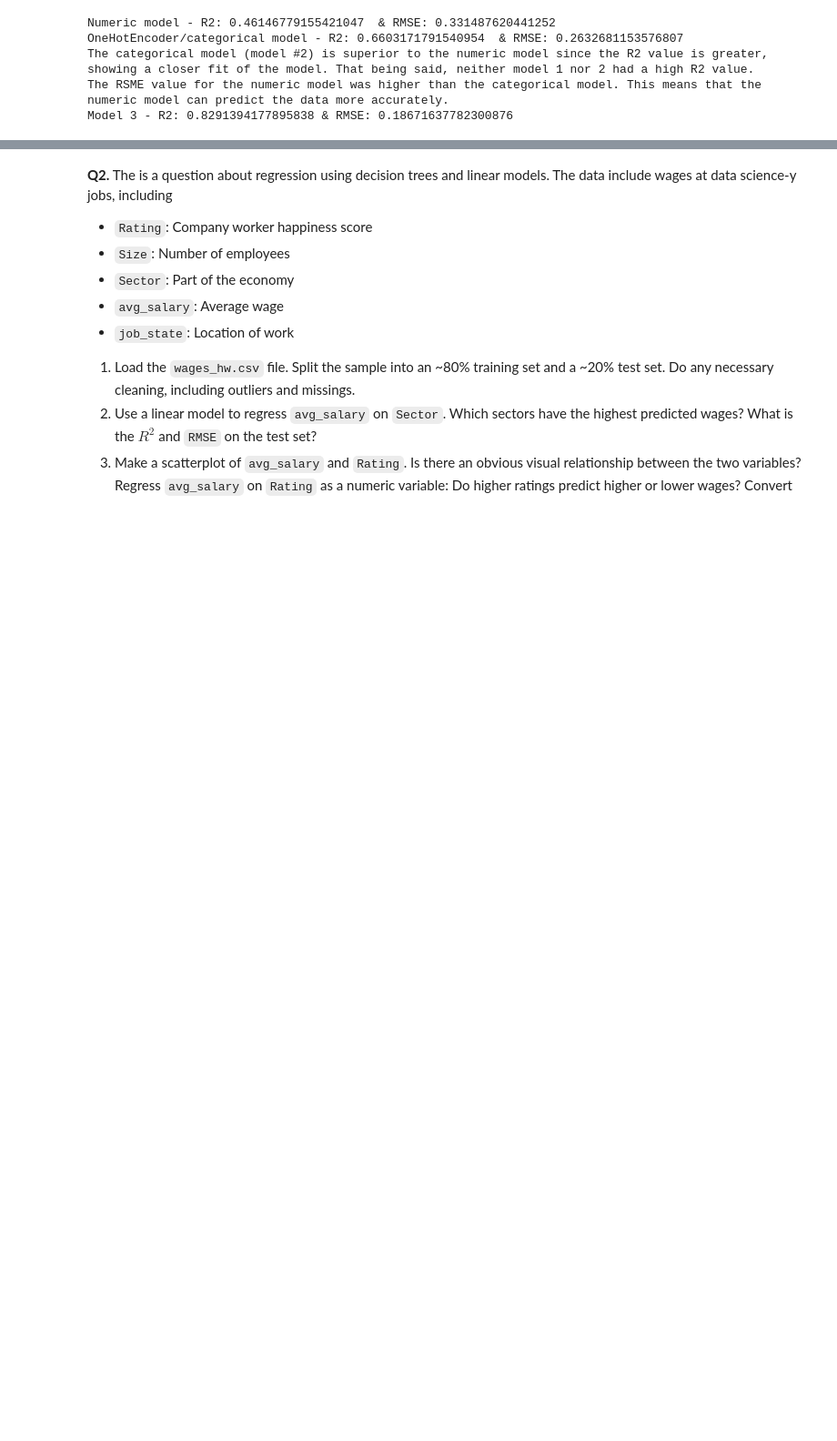
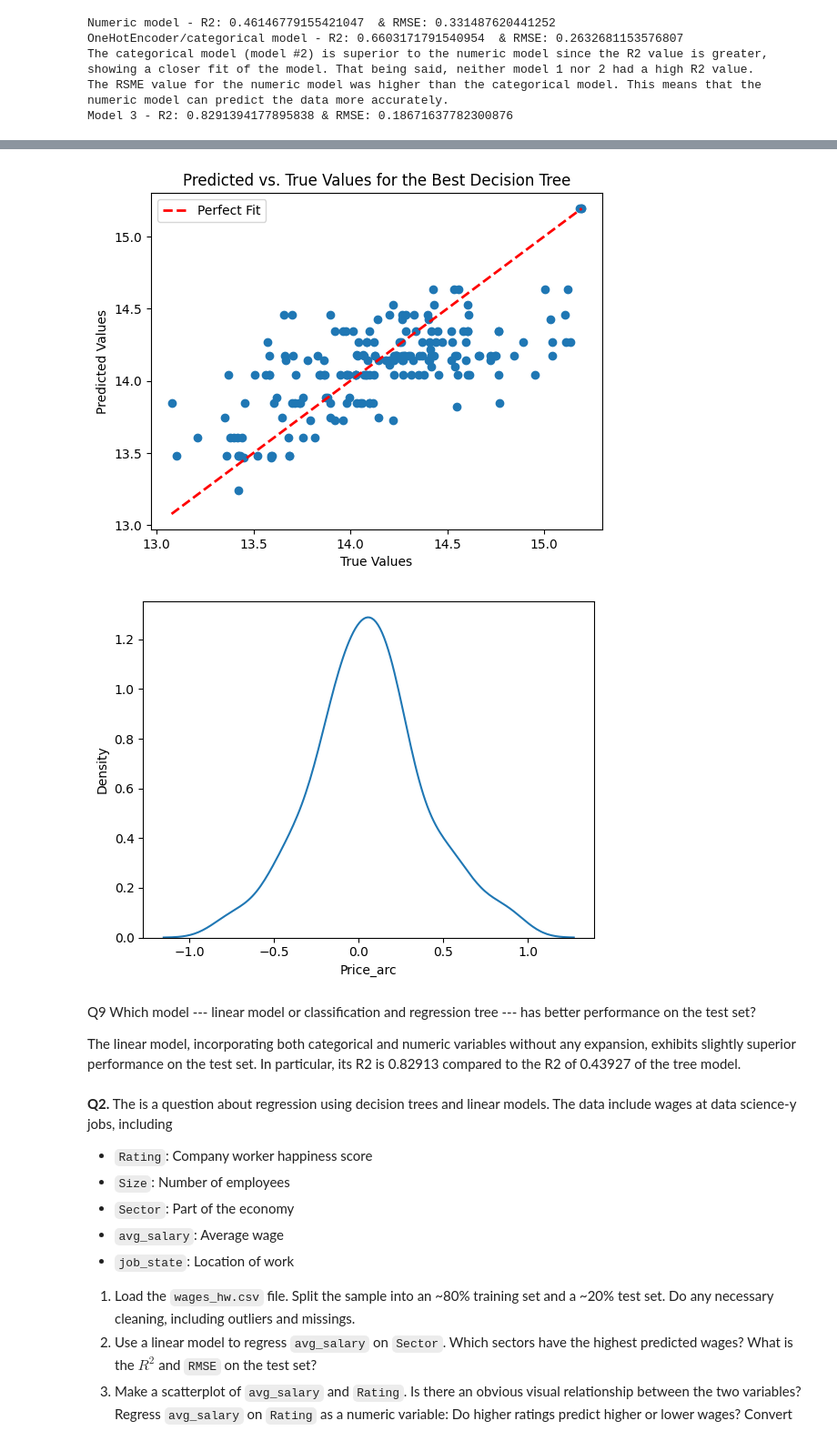
Before and after one commit to das3jk/assignment4, a Jupyter notebook: assignment4.ipynb, the cells around one changed output, grey strips where cells are left out. Shown at 91% size. Saved outputs shown, nothing was run; the diff lists cells and outputs as text; code cells hidden in the pictures; blank space fills up the shorter version.

```diff
--- a/assignment4.ipynb
+++ b/assignment4.ipynb
@@ -291,3 +350,28 @@ The best performing model overall has been the 3rd model from Q4.
 # %%
 #Q8
-#For your best tree, determine the predicted values for the test data, and plot them against the true values. Do the predicted values and true values line up along the diagonal, or not? Compute the residuals/errors for the test data and create a kernel density plot. Do the residuals look roughly bell-shaped around zero?
+#For your best tree, determine the predicted values for the test data, and plot them against the true values.
+
+best_tree = cart
+best_tree.fit(numeric_X_train, y_train)
+best_tree_y_predict = best_tree.predict(numeric_X_test) # Make predictions using the best Decision Tree model // From Chat
+
+plt.figure()
+plt.scatter(y_test, best_tree_y_predict) # Plot the predicted vs true values for the best Decision Tree
+plt.plot([y_test.min(), y_test.max()], [y_test.min(), y_test.max()], '--r', linewidth=2, label='Perfect Fit') # Perfect fit line
+
+# Labels and title
+plt.xlabel('True Values')
+plt.ylabel('Predicted Values')
+plt.title('Predicted vs. True Values for the Best Decision Tree')
+plt.legend() # Legend
+plt.show() # Show the plot
+
+#Do the predicted values and true values line up along the diagonal, or not? Compute the residuals/errors for the test data and create a kernel density plot. Do the residuals look roughly bell-shaped around zero?
+print('Yes, the predicted values and true values roughly line up along the diagonal')
+residuals_best_tree = y_test - best_tree_y_predict
+sns.kdeplot(residuals_best_tree) # Create a kernel density plot for the residuals of the best tree
+plt.show()
+print('Yes, the residuals roughly look bell shaped around 0')
+# %% [output]
+[figure, added]
+[figure, added]
@@ -297,3 +378,8 @@ The best performing model overall has been the 3rd model from Q4.
+# %% [markdown]
+Q9
+Which model --- linear model or classification and regression tree --- has better performance on the test set?
+
+The linear model, incorporating both categorical and numeric variables without any expansion, exhibits slightly superior performance on the test set. In particular, its R2 is 0.82913 compared to the R2 of 0.43927 of the tree model.
 # %% [markdown]
 **Q2.** The is a question about regression using decision trees and linear models. The data include wages at data science-y jobs, including
 
```
Also changed, not shown: parts of 7 cells of this notebook.
